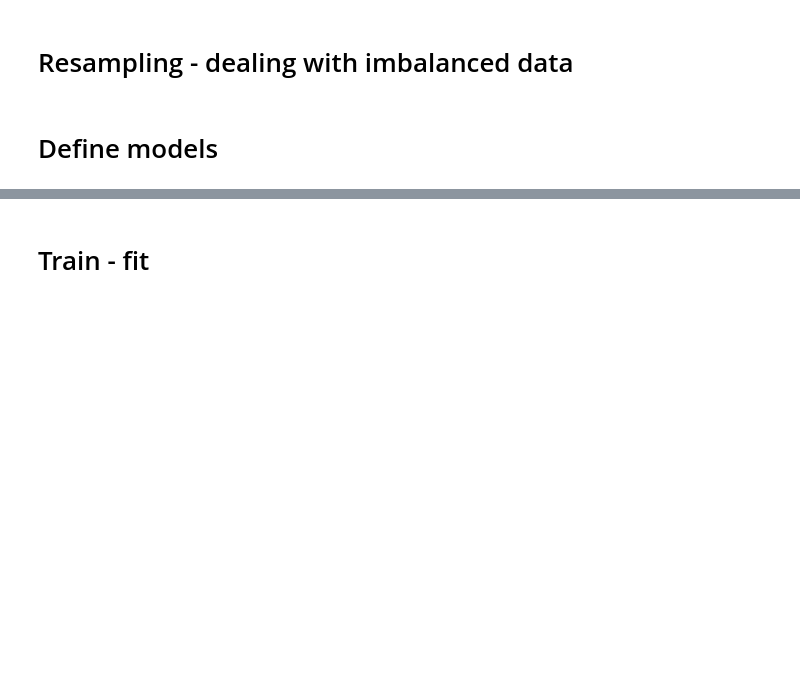
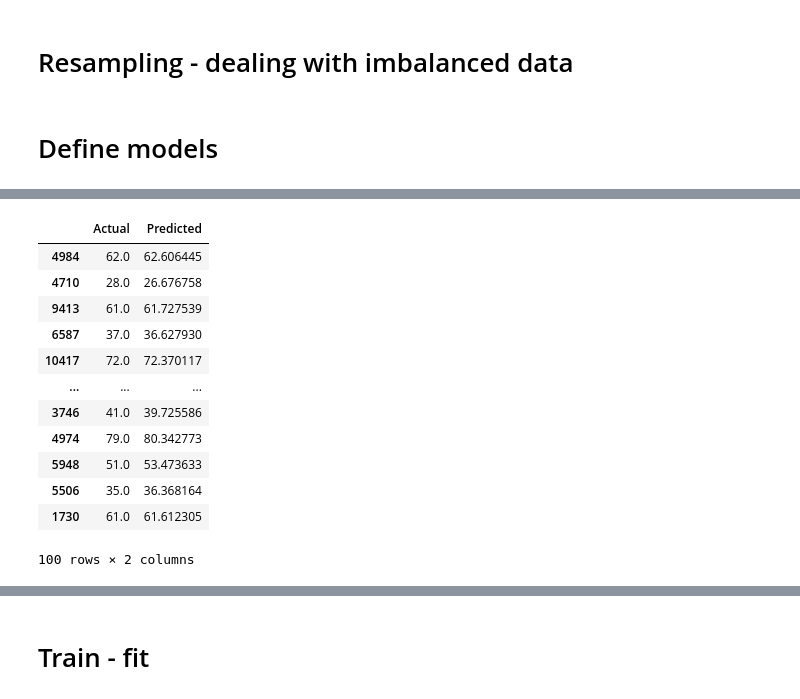
Before and after one commit to Alex-Kamenev/Weather_Data_Prediction_Models, a Jupyter notebook: Weather_Data_Predictive_Models.ipynb, the cells around one changed output, grey strips where cells are left out. Drawn from its saved outputs; the diff is of its cells as text; code cells hidden in the pictures; blank space fills up the shorter version.

```diff
--- a/Weather_Data_Predictive_Models.ipynb
+++ b/Weather_Data_Predictive_Models.ipynb
@@ -119,0 +176,17 @@ lm = LinearRegression()
+# %%
+result = md.make_results_df(Y_pred, Y_test)
+result.head(100)
+# %% [output]
+|  | Actual | Predicted |
+| 4984 | 62.0 | 62.606445 |
+| 4710 | 28.0 | 26.676758 |
+| 9413 | 61.0 | 61.727539 |
+| 6587 | 37.0 | 36.627930 |
+| 10417 | 72.0 | 72.370117 |
+| ... | ... | ... |
+| 3746 | 41.0 | 39.725586 |
+| 4974 | 79.0 | 80.342773 |
+| 5948 | 51.0 | 53.473633 |
+| 5506 | 35.0 | 36.368164 |
+| 1730 | 61.0 | 61.612305 |
+100 rows × 2 columns
```
Also changed, not shown: parts of 80 cells of this notebook, 1 other file.
